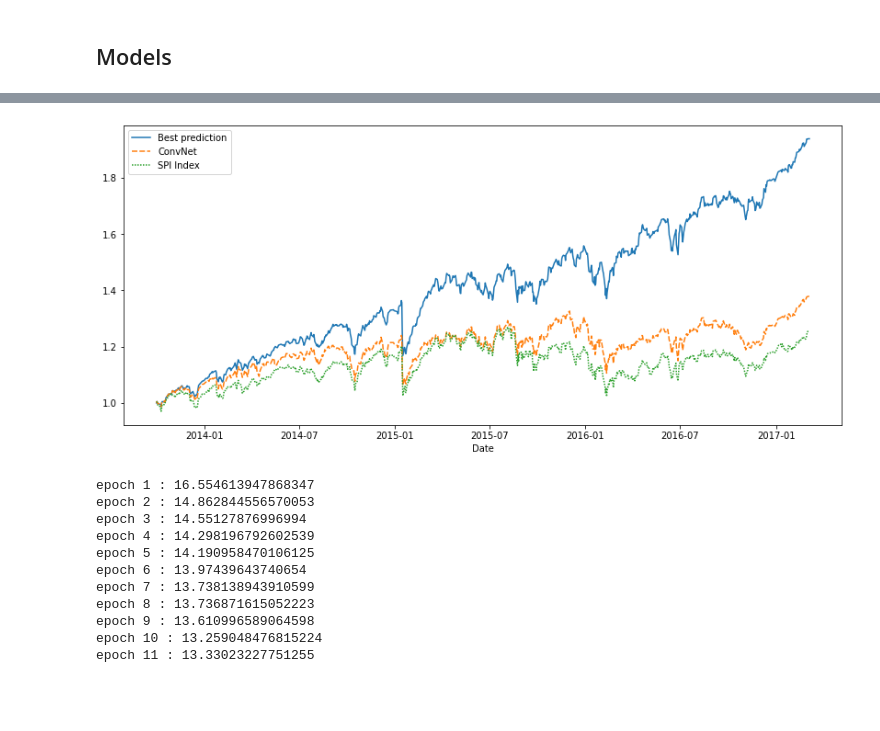
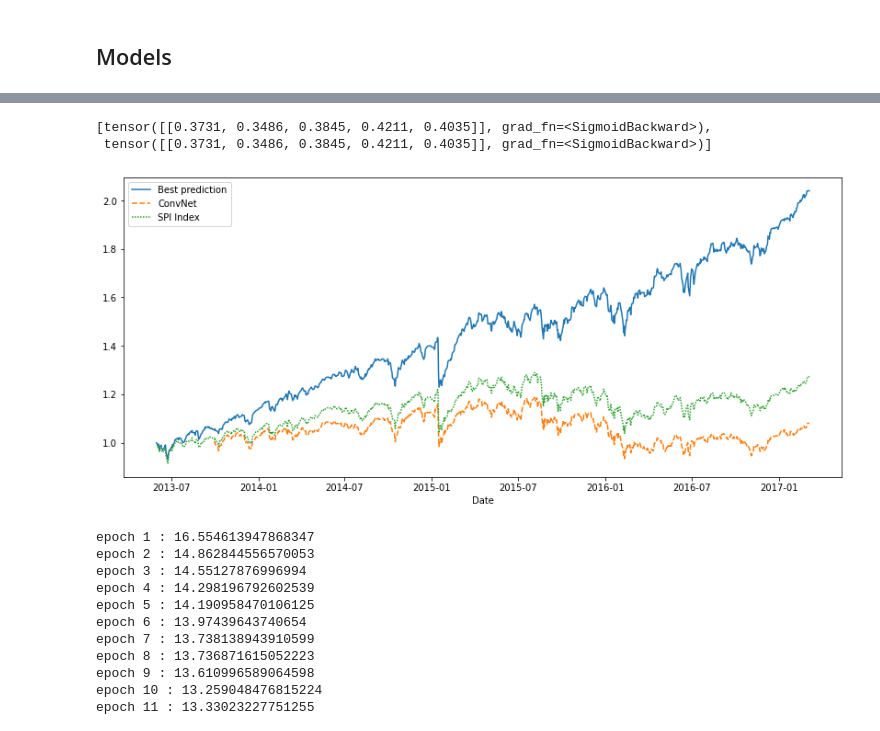
Before and after one commit to lacoupe/BCVS, a Jupyter notebook: SW/size_strategy.ipynb, the cells around one changed output, grey strips where cells are left out. Cells and saved outputs as stored; diff of their text form; code cells hidden in the pictures; blank space fills up the shorter version.

```diff
--- a/SW/size_strategy.ipynb
+++ b/SW/size_strategy.ipynb
@@ -557,3 +582,10 @@ torch.Size([10, 90, 20])
+# %%
+def pred_to_perf(df_pred):
+    first_date = df_pred.index[0]
+    return (1 + (df_pred.reindex(daily_returns[first_date:].index, method='ffill').shift(1) * daily_returns[first_date:]).sum(axis=1)).cumprod()
+# %%
+def price_to_perf(df):
+    return (1 + df.pct_change()).cumprod()
 # %%
 model = ConvNet()
 
@@ -627 +652,25 @@ torch.Size([10, 90, 5])
+# %%
+class LSTM(nn.Module):
+
+    def __init__(self, input_size, output_size, hidden_size=5, num_layers=2, dropout=0):
+        super(LSTM, self).__init__()
+        self.input_size = input_size
+        self.output_size = output_size
+        self.hidden_size = hidden_size
+        self.num_layers = num_layers
+        self.dropout = dropout
+
+        self.lstm = nn.LSTM(input_size=input_size, hidden_size=hidden_size, num_layers=num_layers, batch_first=True, dropout=dropout)
+        self.fc = nn.Linear(hidden_size, output_size)
+        self.sigmoid = nn.Sigmoid()
+        self.relu = nn.ReLU()
+
+    def forward(self, x):
+        h0 = torch.randn(num_layers, x.size(0), hidden_size)
+        c0 = torch.randn(num_layers, x.size(0), hidden_size)
+        x, _ = self.lstm(x, (h0, c0))
+        x = self.relu(x)
+        x = self.sigmoid(self.fc(x[:, -1, :]))
+
+        return x
 # %%
@@ -725,13 +818,18 @@ accuracy on test set: 30.00%
+# %%
+output_list[:2]
+# %% [output]
+[tensor([[0.3731, 0.3486, 0.3845, 0.4211, 0.4035]], grad_fn=<SigmoidBackward>),
+ tensor([[0.3731, 0.3486, 0.3845, 0.4211, 0.4035]], grad_fn=<SigmoidBackward>)]
 # %%
-df_pred_convnet = pd.DataFrame(data=prediction_test, columns=indices_price.columns, index=best_bet[204:].index)
+df_pred_convnet = pd.DataFrame(data=prediction_test, columns=indices_price.columns, index=best_pred[208:].index)
 # %%
 fig = plt.figure(figsize=(14,6))
-split_date = str(best_bet.iloc[204].name)
-df_results_plot = pd.concat([pred_to_perf(best_bet[204:]), pred_to_perf(df_pred_convnet)], axis=1).rename(columns={0:'Best prediction', 1:'ConvNet'})
+split_date = str(best_pred.iloc[208].name)
+df_results_plot = pd.concat([pred_to_perf(best_pred[208:]), pred_to_perf(df_pred_convnet)], axis=1).rename(columns={0:'Best prediction', 1:'ConvNet'})
 sns.lineplot(data=pd.concat([df_results_plot, price_to_perf(indices_price['SPI Index'][split_date:])], axis=1))
 plt.show()
 # %% [output]
-[figure, old version]
+[figure, new version]
 # %%
 model = MLP()
 
```
Also changed, not shown: parts of 48 cells of this notebook.
